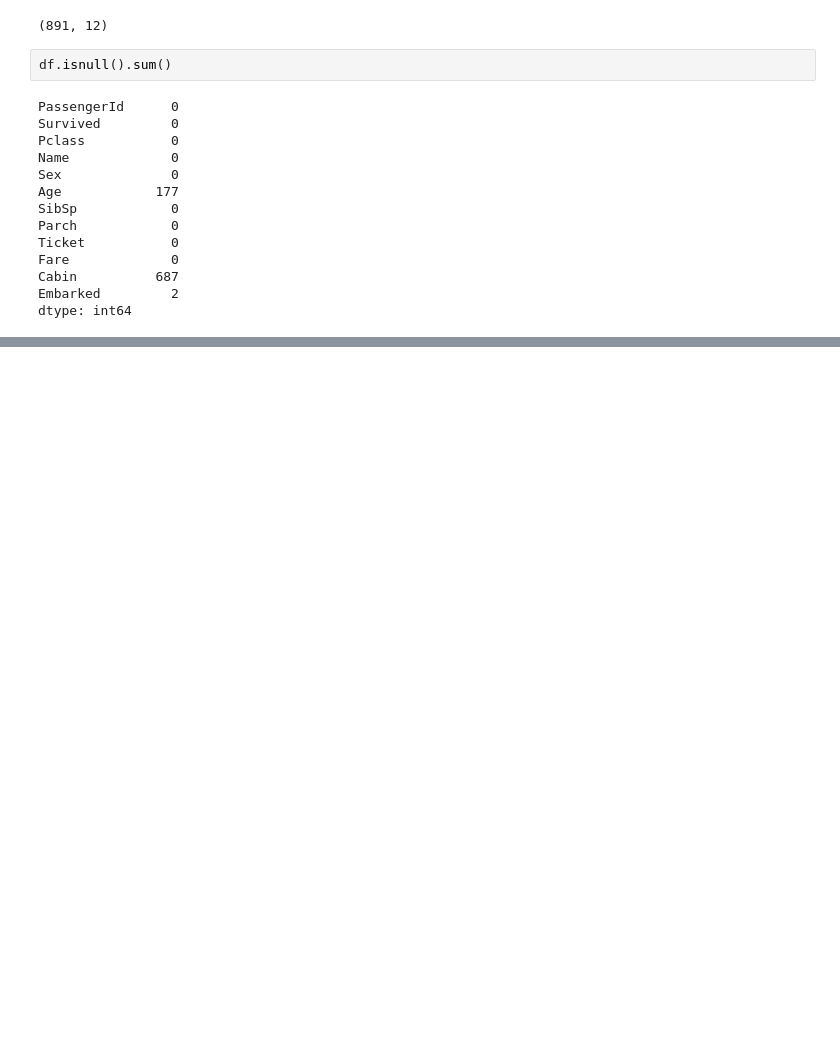
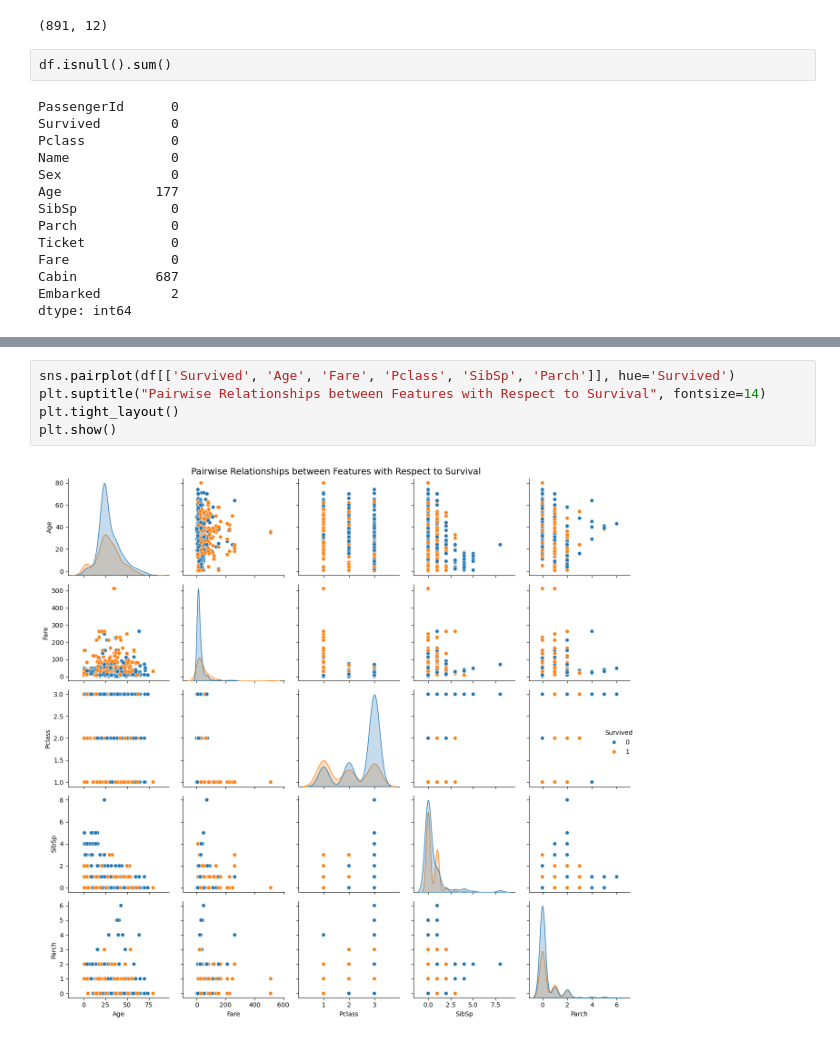
Before and after one commit to kajal-Prajapati123/titanic-eda-analysis-task5, a Jupyter notebook: EXPLORATORY DATA ANALYSIS.ipynb, the cells around one changed output, grey strips where cells are left out. Saved outputs shown, nothing was run; the diff lists cells and outputs as text; blank space fills up the shorter version.

```diff
--- a/EXPLORATORY DATA ANALYSIS.ipynb
+++ b/EXPLORATORY DATA ANALYSIS.ipynb
@@ -86,0 +109,7 @@ df.drop(columns = ["Cabin"])
+# %%
+sns.pairplot(df[['Survived', 'Age', 'Fare', 'Pclass', 'SibSp', 'Parch']], hue='Survived')
+plt.suptitle("Pairwise Relationships between Features with Respect to Survival", fontsize=14)
+plt.tight_layout()
+plt.show()
+# %% [output]
+[figure, added]
```
Also changed, not shown: parts of 10 cells of this notebook.
